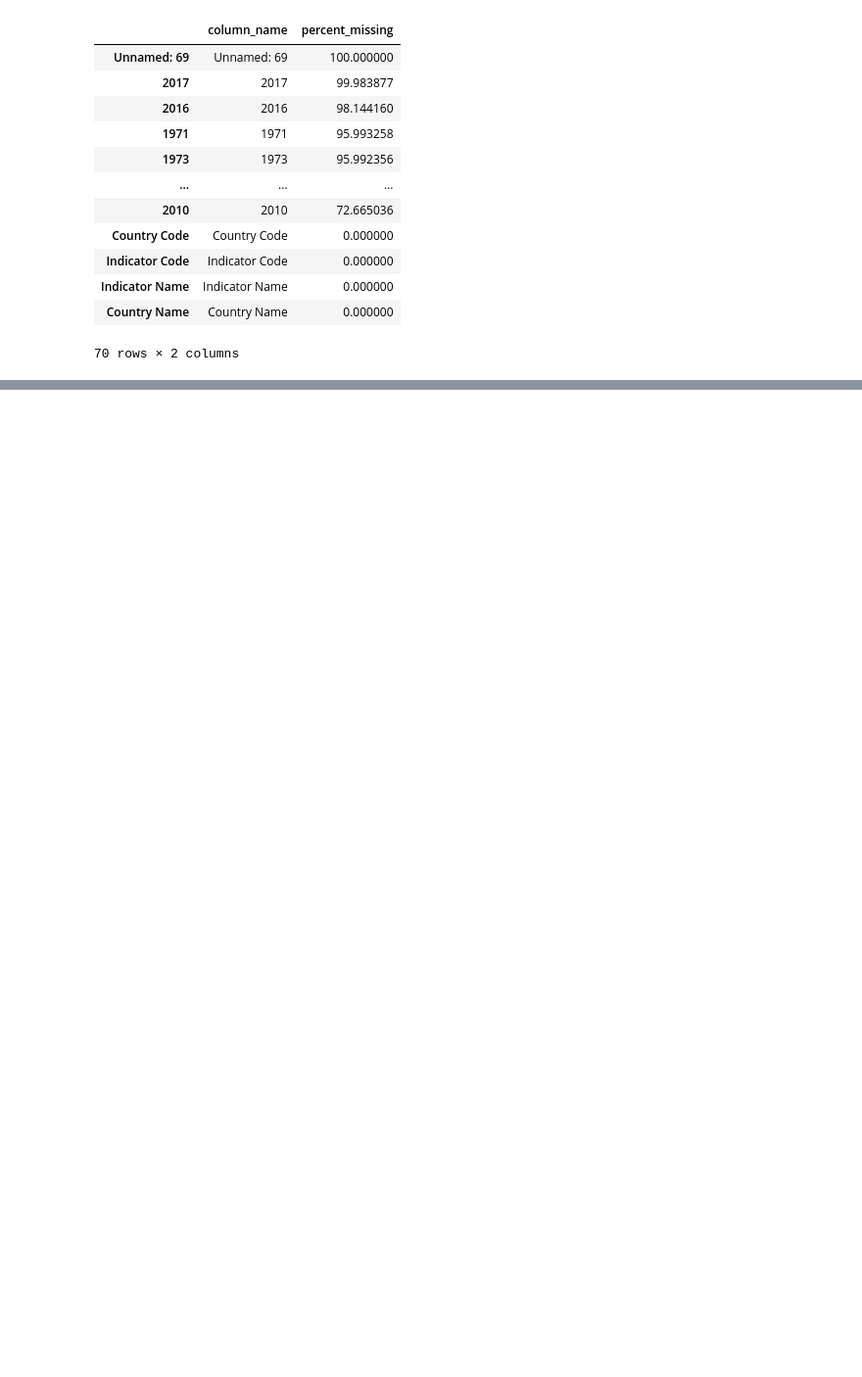
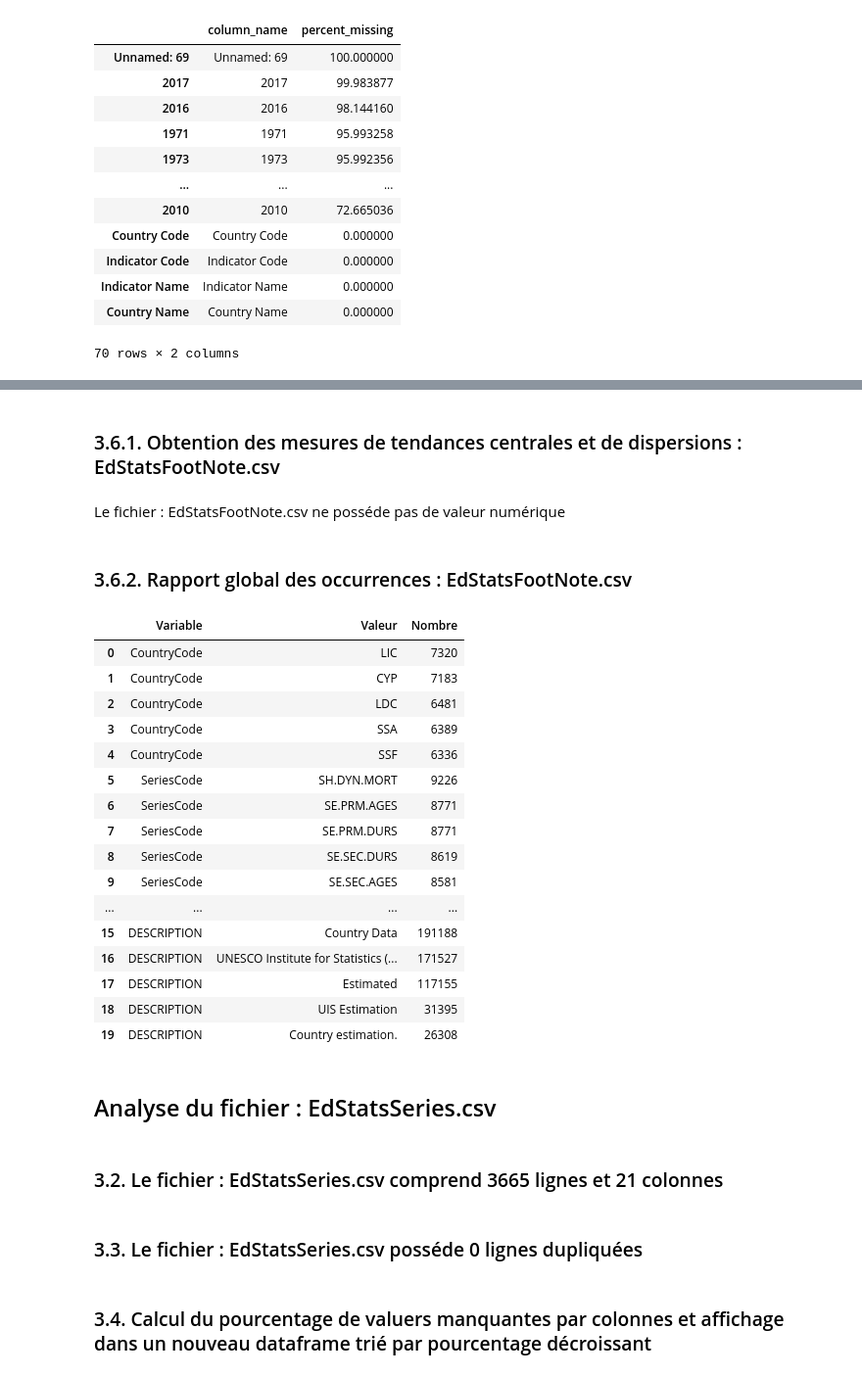
Before and after one commit to AlexisTrouwaert/OC_P02_DATA_ANALYSER_DONN-ES_SYSTEM_EDUCATIF, a Jupyter notebook: loadData.ipynb, the cells around one changed output, grey strips where cells are left out. Shown at 98% size. Saved outputs shown, nothing was run; the diff lists cells and outputs as text; code cells hidden in the pictures; blank space fills up the shorter version.

```diff
--- a/loadData.ipynb
+++ b/loadData.ipynb
@@ -432,0 +501,3 @@ Name: count, dtype: int64
+# %%
+duplicate_count = dataframes[3]['data'].duplicated().sum()
+display(Markdown(f"### 3.3. Le fichier : {dataframes[3]['name']} posséde {duplicate_count} lignes dupliquées"))
@@ -432,0 +506,3 @@ Name: count, dtype: int64
+# %%
+if duplicate_count > 0:
+    dataframes[3]['data'] = dataframes[3]['data'].drop_duplicates()
@@ -432,0 +524,4 @@ Name: count, dtype: int64
+# %%
+limit = len(dataframes[3]['data']) * 0.1
+dataframes[3]['data'] = dataframes[3]['data'].dropna(axis=1, thresh=limit)
+display(dataframes[3]['data'].head())
@@ -432,0 +535,67 @@ Name: count, dtype: int64
+# %%
+display(Markdown(f"### 3.6.1. Obtention des mesures de tendances centrales et de dispersions : {dataframes[3]['name']}"))
+# %% [output]
+### 3.6.1. Obtention des mesures de tendances centrales et de dispersions : EdStatsFootNote.csv
+# %%
+numeric_df = dataframes[3]['data'].select_dtypes(include=['number'])
+
+if not numeric_df.empty:
+    display(dataframes[3]['data'].describe(include=[np.number]))
+else :
+    display(Markdown(f" Le fichier : {dataframes[3]['name']} ne posséde pas de valeur numérique"))
+# %% [output]
+ Le fichier : EdStatsFootNote.csv ne posséde pas de valeur numérique
+# %%
+df_source = dataframes[3]['data']
+cat_cols = df_source.select_dtypes(include=['object', 'string']).columns
+
+report_chunks = []
+
+for col in cat_cols:
+    counts = df_source[col].value_counts().head(5).to_frame()
+
+    counts = counts.reset_index()
+    counts.columns = ['Valeur', 'Nombre']
+    counts.insert(0, 'Variable', col)
+    report_chunks.append(counts)
+
+final_report = pd.concat(report_chunks, ignore_index=True)
+
+display(Markdown(f"### 3.6.2. Rapport global des occurrences : {dataframes[3]['name']}"))
+# %% [output]
+### 3.6.2. Rapport global des occurrences : EdStatsFootNote.csv
+# %%
+display(final_report)
+# %% [output]
+|  | Variable | Valeur | Nombre |
+| 0 | CountryCode | LIC | 7320 |
+| 1 | CountryCode | CYP | 7183 |
+| 2 | CountryCode | LDC | 6481 |
+| 3 | CountryCode | SSA | 6389 |
+| 4 | CountryCode | SSF | 6336 |
+| 5 | SeriesCode | SH.DYN.MORT | 9226 |
+| 6 | SeriesCode | SE.PRM.AGES | 8771 |
+| 7 | SeriesCode | SE.PRM.DURS | 8771 |
+| 8 | SeriesCode | SE.SEC.DURS | 8619 |
+| 9 | SeriesCode | SE.SEC.AGES | 8581 |
+| ... | ... | ... | ... |
+| 15 | DESCRIPTION | Country Data | 191188 |
+| 16 | DESCRIPTION | UNESCO Institute for Statistics (... | 171527 |
+| 17 | DESCRIPTION | Estimated | 117155 |
+| 18 | DESCRIPTION | UIS Estimation | 31395 |
+| 19 | DESCRIPTION | Country estimation. | 26308 |
+# %%
+display(Markdown(f"## Analyse du fichier : {dataframes[4]['name']}"))
+# %% [output]
+## Analyse du fichier : EdStatsSeries.csv
+# %%
+rows, columns = dataframes[4]['data'].shape
+print(f"Rows: {rows}, Columns: {columns}")
+display(Markdown(f"### 3.2. Le fichier : {dataframes[4]['name']} comprend {rows} lignes et {columns} colonnes"))
+# %% [output]
+### 3.2. Le fichier : EdStatsSeries.csv comprend 3665 lignes et 21 colonnes
+# %%
+duplicate_count = dataframes[4]['data'].duplicated().sum()
+display(Markdown(f"### 3.3. Le fichier : {dataframes[4]['name']} posséde {duplicate_count} lignes dupliquées"))
+# %% [output]
+### 3.3. Le fichier : EdStatsSeries.csv posséde 0 lignes dupliquées
@@ -432,0 +605,2 @@ Name: count, dtype: int64
+# %% [markdown]
+### 3.4. Calcul du pourcentage de valuers manquantes par colonnes et affichage dans un nouveau dataframe trié par pourcentage décroissant
```
Also changed, not shown: parts of 41 cells of this notebook, 1 other file.
